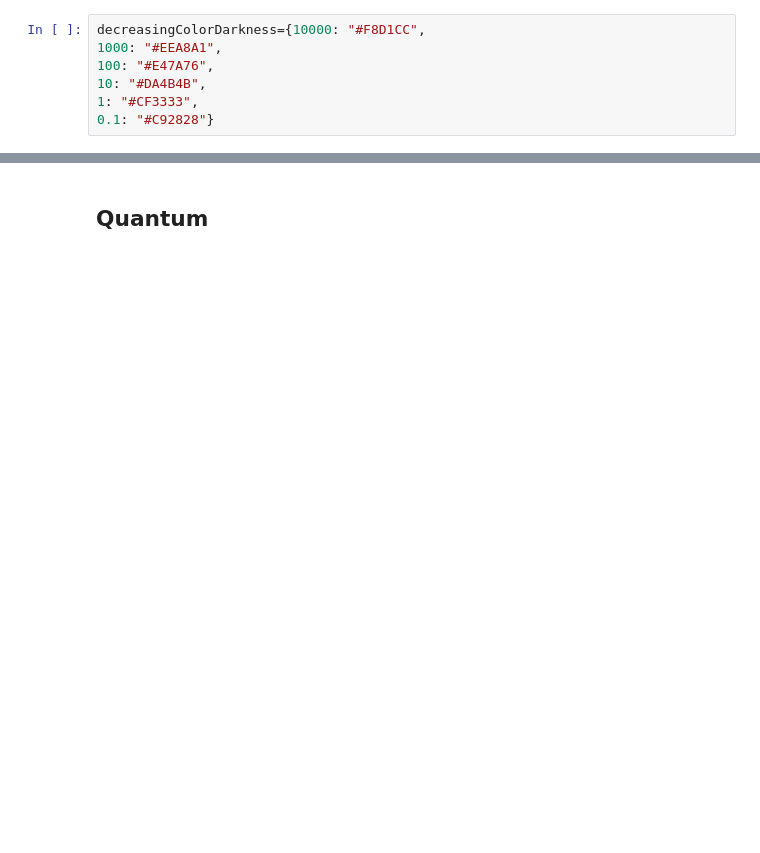
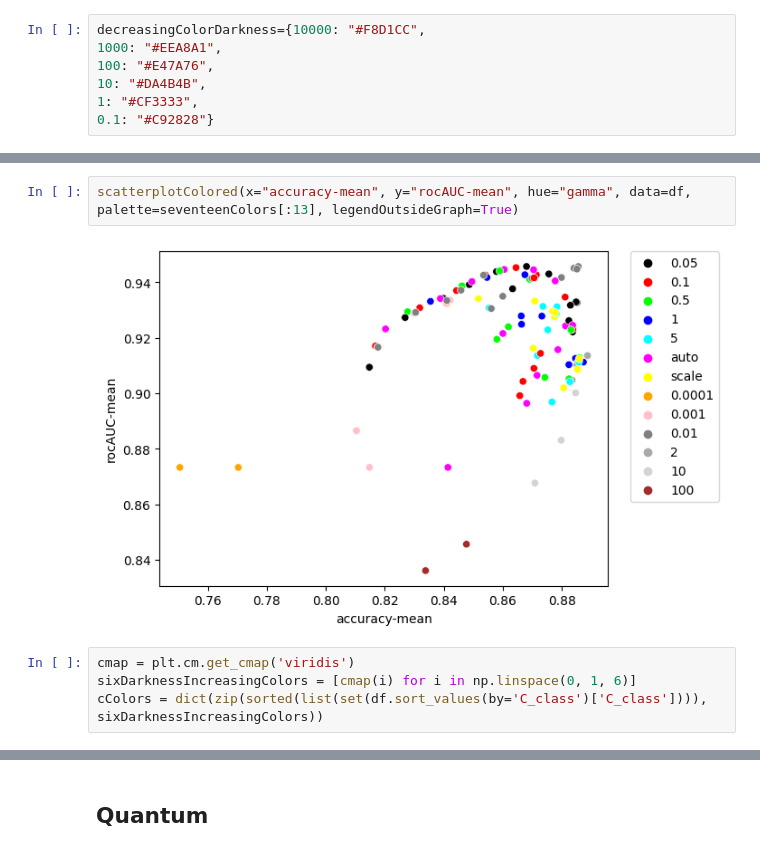
Before and after one commit to mhassans/galaxyMorphology, a Jupyter notebook: PlotHyperParamOpt.ipynb, the cells around one changed output, grey strips where cells are left out. Cells and saved outputs as stored; diff of their text form; blank space fills up the shorter version.

```diff
--- a/PlotHyperParamOpt.ipynb
+++ b/PlotHyperParamOpt.ipynb
@@ -84,0 +66,8 @@ df_highROC.iloc[:,-15:]
+# %%
+scatterplotColored(x="accuracy-mean", y="rocAUC-mean", hue="gamma", data=df, palette=seventeenColors[:13], legendOutsideGraph=True)
+# %% [output]
+[figure, added]
+# %%
+cmap = plt.cm.get_cmap('viridis')
+sixDarknessIncreasingColors = [cmap(i) for i in np.linspace(0, 1, 6)]
+cColors = dict(zip(sorted(list(set(df.sort_values(by='C_class')['C_class']))), sixDarknessIncreasingColors))
```
Also changed, not shown: parts of 47 cells of this notebook.
